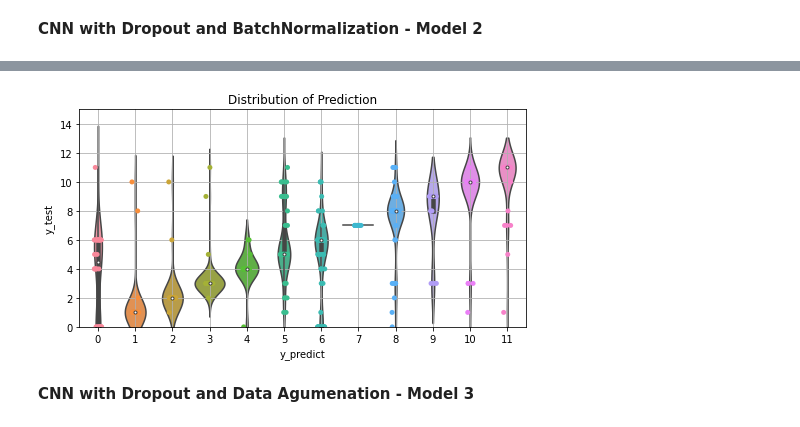
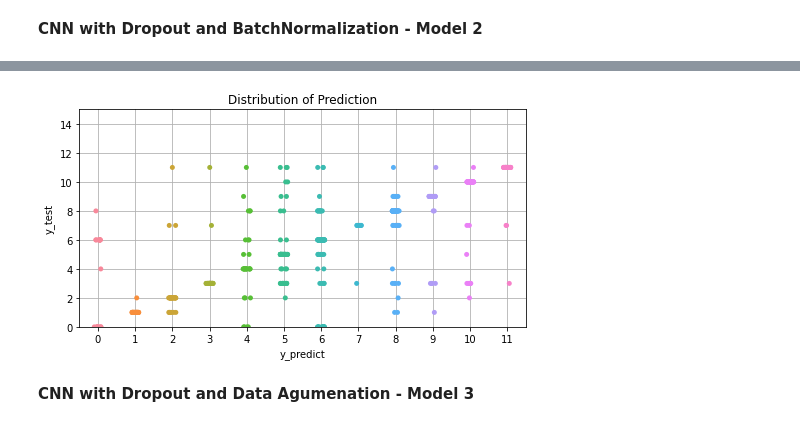
Before and after one commit to milind69/milind69, a Jupyter notebook: plant_seedlings.ipynb, the cells around one changed output, grey strips where cells are left out. Saved outputs shown, nothing was run; the diff lists cells and outputs as text; code cells hidden in the pictures.

```diff
--- a/plant_seedlings.ipynb
+++ b/plant_seedlings.ipynb
@@ -984,12 +947,12 @@ print(test_img['y_test'])
 # %%
 plt.figure(figsize=(8,4))
 ax=sns.stripplot(data=test_df_db,y='y_test', x='y_predict', jitter=True, dodge=True)
-ax=sns.violinplot(data=test_df_db,y='y_test', x='y_predict', jitter=True, dodge=True)
+#ax=sns.violinplot(data=test_df_db,y='y_test', x='y_predict', jitter=True, dodge=True)
 plt.title("Distribution of Prediction")
 plt.ylim(0,15)
 plt.grid(True)
 # %% [output]
-[figure, old version]
+[figure, new version]
 # %% [markdown]
 **CNN with Dropout and Data Agumenation - Model 3**
 # %%
```
Also changed, not shown: parts of 43 cells of this notebook.
